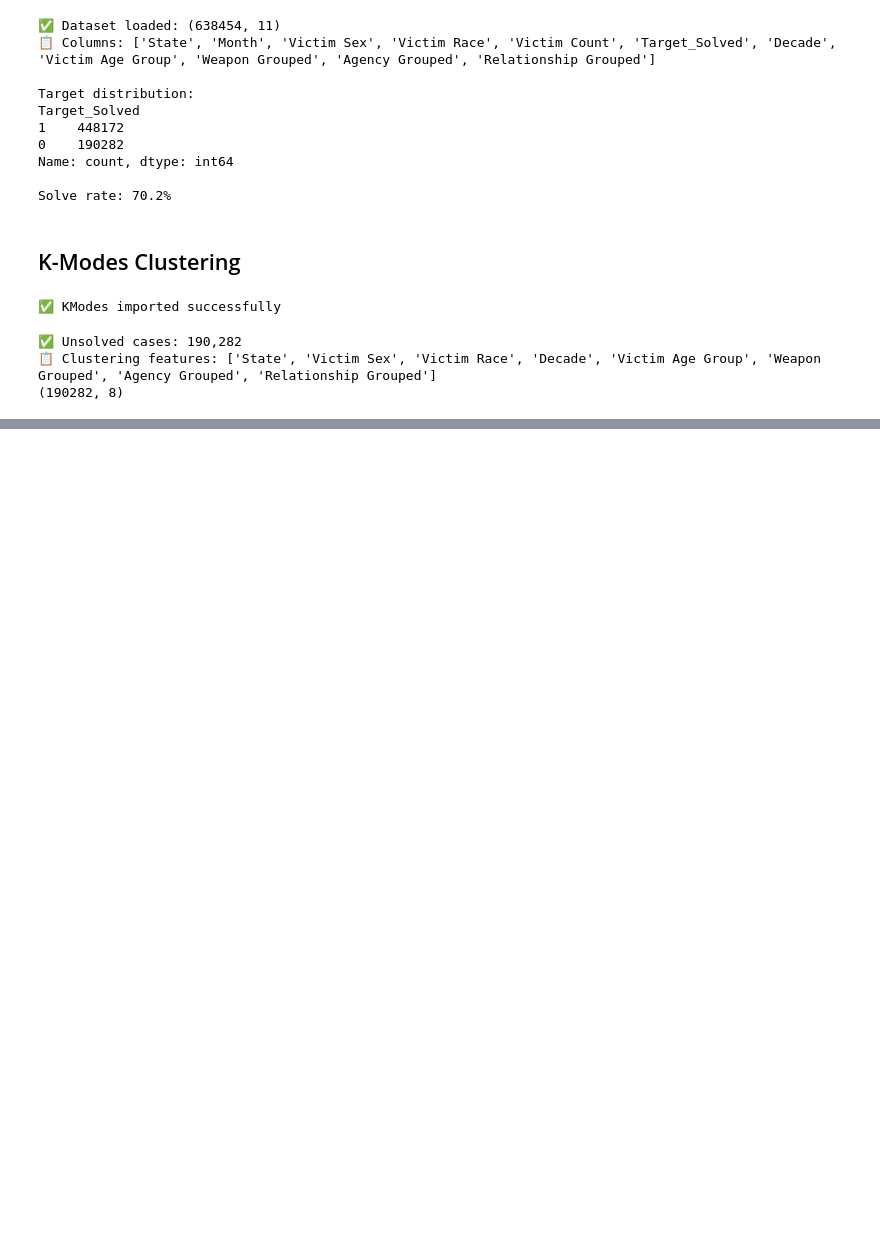
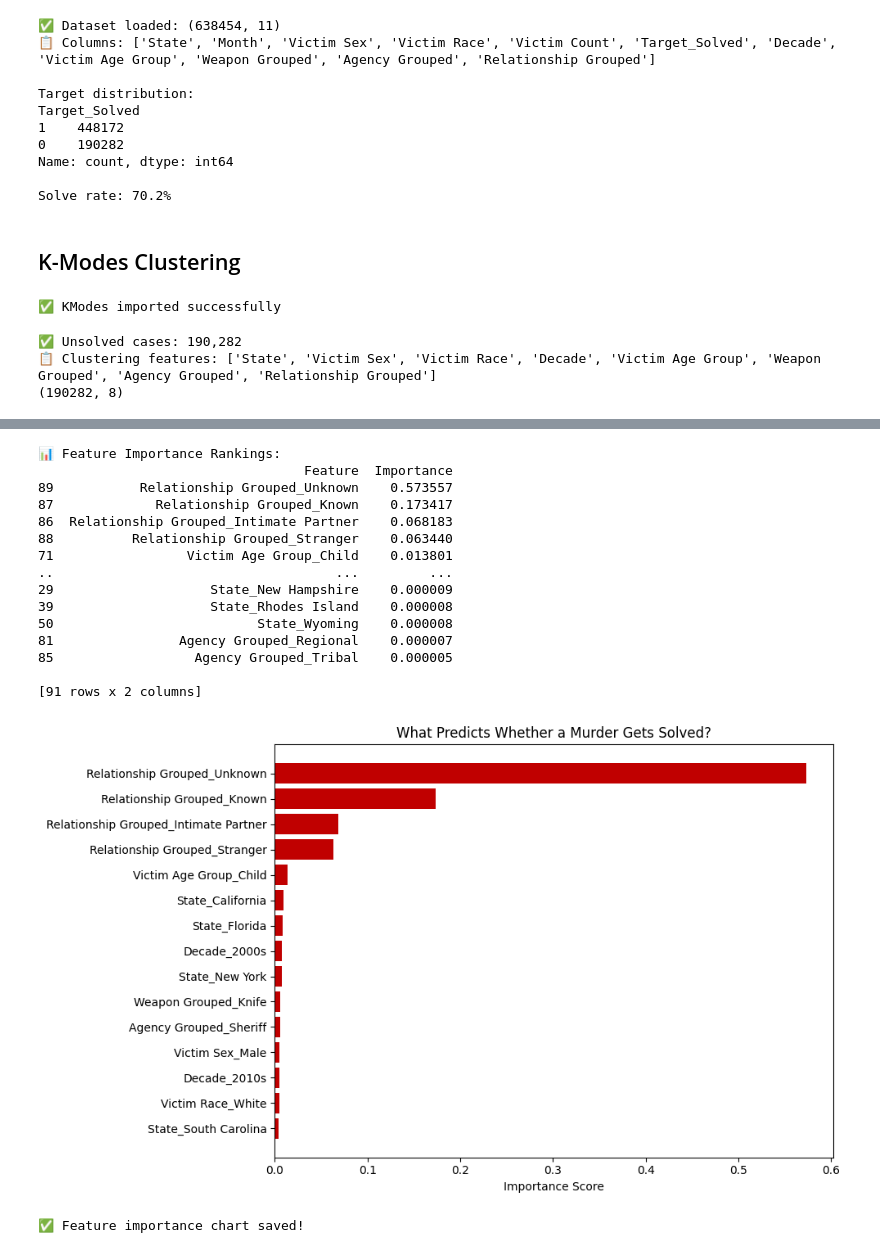
Before and after one commit to sakshiot4/cold-case-pattern-analysis, a Jupyter notebook: notebooks/cold_case_analysis.ipynb, the cells around one changed output, grey strips where cells are left out. Drawn from its saved outputs; the diff is of its cells as text; code cells hidden in the pictures; blank space fills up the shorter version.

Commit message:
Kmodes Clustering and Random Forest

```diff
--- a/notebooks/cold_case_analysis.ipynb
+++ b/notebooks/cold_case_analysis.ipynb
@@ -691,0 +801,15 @@ Name: count, dtype: int64
+# %%
+# Train Random Forest
+
+print("\nTraining Random Forest — this takes 3-5 minutes...")
+rf_model = RandomForestClassifier(
+    n_estimators=100,
+    max_depth=15,
+    min_samples_split=10,
+    random_state=42,
+    n_jobs=-1,
+    verbose=0
+)
+
+rf_model.fit(X_train_smote, y_train_smote)
+print("✅ Random Forest trained!")
@@ -691,0 +857,42 @@ Name: count, dtype: int64
+# %%
+# Get feature importance from Random Forest
+feature_importance = pd.DataFrame({
+    'Feature': X.columns,
+    'Importance': rf_model.feature_importances_
+}).sort_values('Importance', ascending=False)
+
+print("📊 Feature Importance Rankings:")
+print(feature_importance)
+
+# Plot
+plt.figure(figsize=(10, 6))
+plt.barh(
+    feature_importance['Feature'].head(15),
+    feature_importance['Importance'].head(15),
+    color='#C00000'
+)
+plt.xlabel('Importance Score')
+plt.title('What Predicts Whether a Murder Gets Solved?')
+plt.gca().invert_yaxis()
+plt.tight_layout()
+plt.savefig('../outputs/feature_importance.png', dpi=150)
+plt.show()
+print("✅ Feature importance chart saved!")
+# %% [output]
+📊 Feature Importance Rankings:
+                                  Feature  Importance
+89           Relationship Grouped_Unknown    0.573557
+87             Relationship Grouped_Known    0.173417
+86  Relationship Grouped_Intimate Partner    0.068183
+88          Relationship Grouped_Stranger    0.063440
+71                 Victim Age Group_Child    0.013801
+..                                    ...         ...
+29                    State_New Hampshire    0.000009
+39                    State_Rhodes Island    0.000008
+50                          State_Wyoming    0.000008
+81                Agency Grouped_Regional    0.000007
+85                  Agency Grouped_Tribal    0.000005
+
+[91 rows x 2 columns]
+[figure, added]
+✅ Feature importance chart saved!
```
Also changed, not shown: parts of 15 cells of this notebook, 4 other files.
